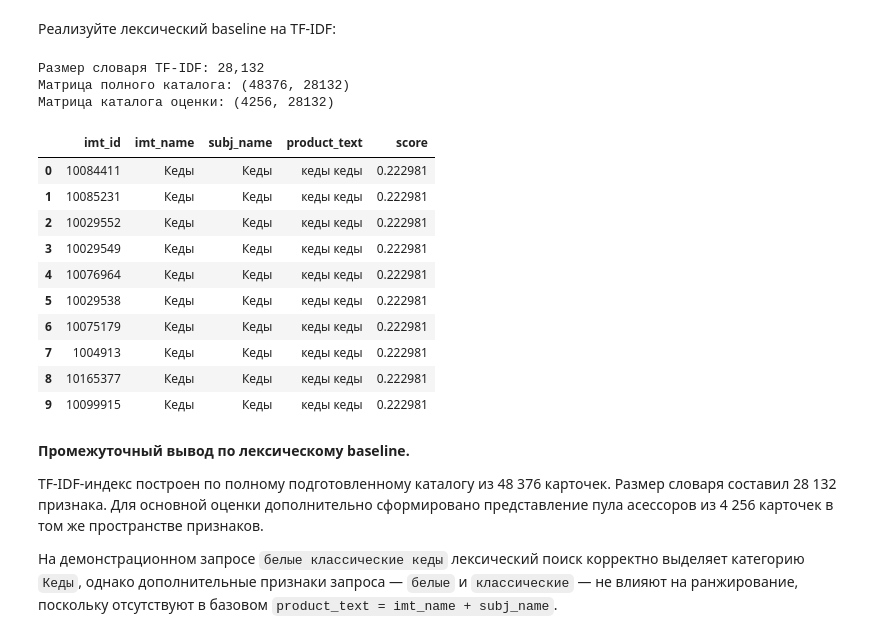
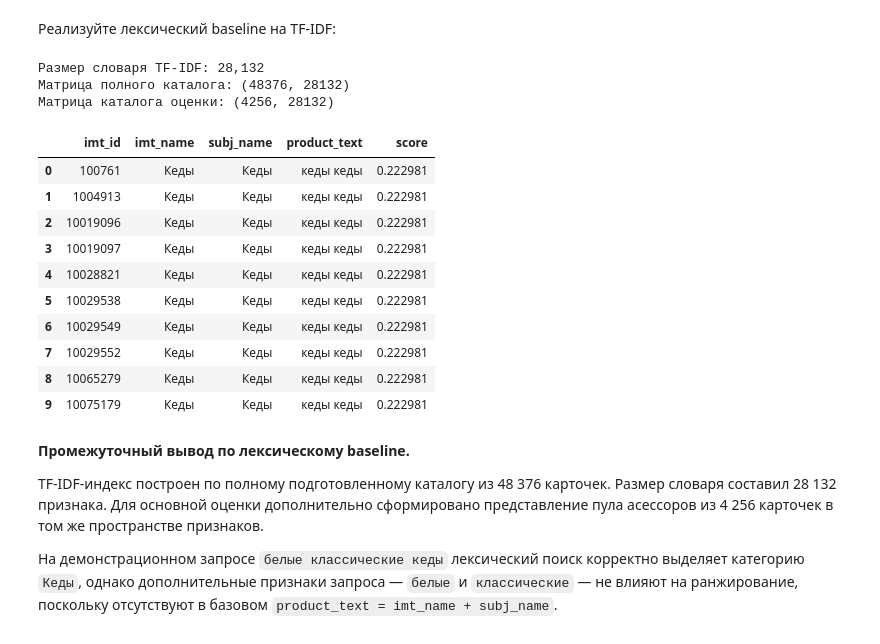
Before and after one commit to skorpirogs/ProjectMonth, a Jupyter notebook: semantic_search_project.ipynb, the cells around one changed output. Saved outputs shown, nothing was run; the diff lists cells and outputs as text; code cells hidden in the pictures.

Commit message:
Complete semantic search project

```diff
--- a/semantic_search_project.ipynb
+++ b/semantic_search_project.ipynb
@@ -1538,10 +1742,14 @@ def _search_lexical(
 
     top_k = min(top_k, len(search_catalog))
 
-    if query_vector.nnz == 0:
-        top_indices = np.arange(top_k)
-    else:
-        top_indices = np.argsort(scores)[::-1][:top_k]
+    item_ids = search_catalog["imt_id"].to_numpy()
+
+    top_indices = np.lexsort(
+        (
+            item_ids,
+            -scores,
+        )
+    )[:top_k]
 
     result = search_catalog.iloc[top_indices][
         ["imt_id", "imt_name", "subj_name", "product_text"]
@@ -1562,43 +1770,43 @@ def search_lexical(query: str, top_k: int = 10) -> pd.DataFrame:
         top_k=top_k,
     )
 
 
 def search_lexical_full(query: str, top_k: int = 10) -> pd.DataFrame:
     """Возвращает top_k товаров из полного подготовленного каталога."""
 
     return _search_lexical(
         query=query,
         search_catalog=catalog_search,
         search_matrix=tfidf_matrix_full,
         top_k=top_k,
     )
 
 
 print(f"Размер словаря TF-IDF: {len(tfidf_vectorizer.vocabulary_):,}")
 print(f"Матрица полного каталога: {tfidf_matrix_full.shape}")
 print(f"Матрица каталога оценки: {tfidf_matrix_eval.shape}")
 
 display(
     search_lexical(
         "белые классические кеды",
         top_k=10
     )
 )
 # %% [output]
 Размер словаря TF-IDF: 28,132
 Матрица полного каталога: (48376, 28132)
 Матрица каталога оценки: (4256, 28132)
 |  | imt_id | imt_name | subj_name | product_text | score |
-| 0 | 10084411 | Кеды | Кеды | кеды кеды | 0.222981 |
-| 1 | 10085231 | Кеды | Кеды | кеды кеды | 0.222981 |
-| 2 | 10029552 | Кеды | Кеды | кеды кеды | 0.222981 |
-| 3 | 10029549 | Кеды | Кеды | кеды кеды | 0.222981 |
-| 4 | 10076964 | Кеды | Кеды | кеды кеды | 0.222981 |
+| 0 | 100761 | Кеды | Кеды | кеды кеды | 0.222981 |
+| 1 | 1004913 | Кеды | Кеды | кеды кеды | 0.222981 |
+| 2 | 10019096 | Кеды | Кеды | кеды кеды | 0.222981 |
+| 3 | 10019097 | Кеды | Кеды | кеды кеды | 0.222981 |
+| 4 | 10028821 | Кеды | Кеды | кеды кеды | 0.222981 |
 | 5 | 10029538 | Кеды | Кеды | кеды кеды | 0.222981 |
-| 6 | 10075179 | Кеды | Кеды | кеды кеды | 0.222981 |
-| 7 | 1004913 | Кеды | Кеды | кеды кеды | 0.222981 |
-| 8 | 10165377 | Кеды | Кеды | кеды кеды | 0.222981 |
-| 9 | 10099915 | Кеды | Кеды | кеды кеды | 0.222981 |
+| 6 | 10029549 | Кеды | Кеды | кеды кеды | 0.222981 |
+| 7 | 10029552 | Кеды | Кеды | кеды кеды | 0.222981 |
+| 8 | 10065279 | Кеды | Кеды | кеды кеды | 0.222981 |
+| 9 | 10075179 | Кеды | Кеды | кеды кеды | 0.222981 |
 # %% [markdown]
 **Промежуточный вывод по лексическому baseline.**
 
```
Also changed, not shown: parts of 82 cells of this notebook, 4 other files.
